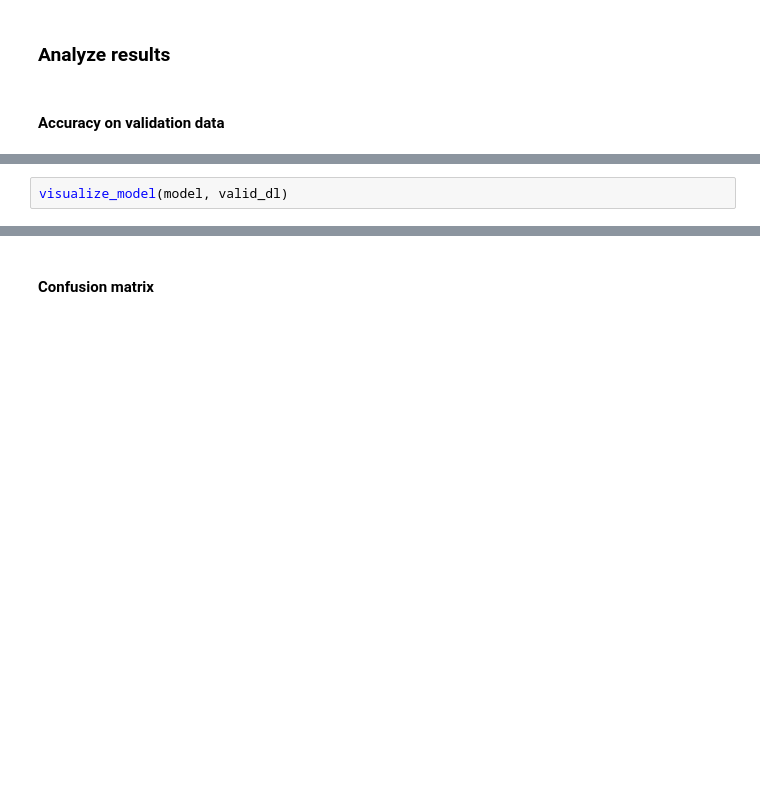
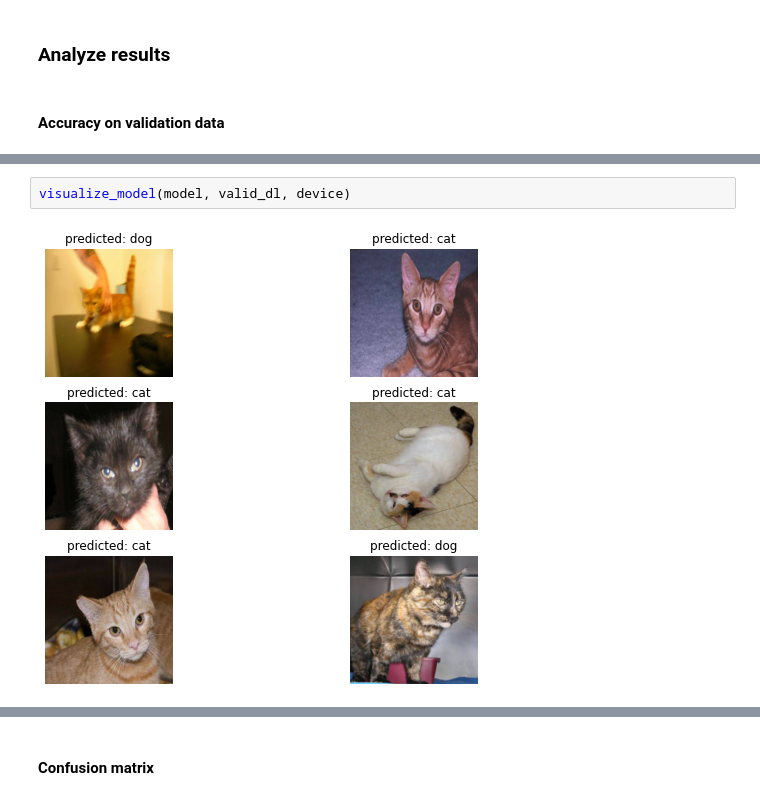
Before and after one commit to snrazavi/Deep_Learning_in_Python_2018, a Jupyter notebook: Week01/Lesson01-Classification.ipynb, the cells around one changed output, grey strips where cells are left out. Cells and saved outputs as stored; diff of their text form; blank space fills up the shorter version.

```diff
--- a/Week01/Lesson01-Classification.ipynb
+++ b/Week01/Lesson01-Classification.ipynb
@@ -333,3 +319,5 @@ RuntimeError: Input type (torch.FloatTensor) and weight type (torch.cuda.FloatTe
 # %%
-visualize_model(model, valid_dl)
+visualize_model(model, valid_dl, device)
+# %% [output]
+[figure, added]
 # %%
```
Also changed, not shown: parts of 19 cells of this notebook, 7 other files.
